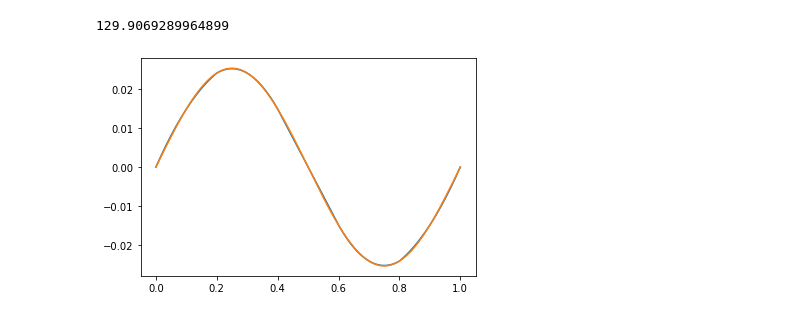
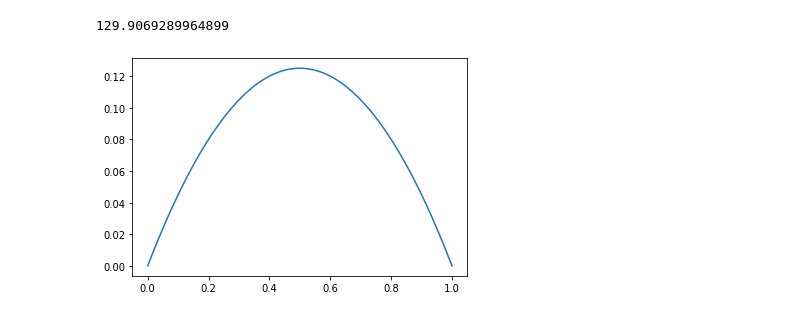
Before and after one commit to fandreuzzi-dssc/numerical-analysis, a Jupyter notebook: FEM_1d.ipynb, the cells around one changed output. Drawn from its saved outputs; the diff is of its cells as text; code cells hidden in the pictures.

```diff
--- a/FEM_1d.ipynb
+++ b/FEM_1d.ipynb
@@ -397,26 +427,25 @@ Why is it not well conditioned? Because in this case we're not looking for funct
 # %%
-StiffnessMatrix = np.einsum('qi,qj,q', Bprimeq, Bprimeq, JxWq)
+stiffness_matrix = np.einsum('qi,qj,q', Bprimeq, Bprimeq, JxWq)
 # condition number should be terrible
-np.linalg.cond(StiffnessMatrix)
+np.linalg.cond(stiffness_matrix)
 # %% [output]
 3.4969317210165816e+16
 # %% [markdown]
 In order to fix this problem we fix the matrix. We set to zero the first and last rows, and change the values of $[0,0], [-1,-1]$. Note that we're imposing a different boundary condition.
 # %%
-StiffnessMatrix[0,:] = StiffnessMatrix[-1,:] = 0
-StiffnessMatrix[0,0] = StiffnessMatrix[-1,-1] = 1
-np.linalg.cond(StiffnessMatrix)
+stiffness_matrix[0,:] = stiffness_matrix[-1,:] = 0
+stiffness_matrix[0,0] = stiffness_matrix[-1,-1] = 1
+np.linalg.cond(stiffness_matrix)
 # %% [output]
 129.9069289964899
 # %%
 def rhs_function(x):
-    return np.sin(2*np.pi*x)
+    return 0*x+1
 
-rhs = mass_rhs = np.einsum('qi,q,q', Bq, rhs_function(Xq), JxWq)
+rhs = np.einsum('qi,q,q', Bq, rhs_function(Xq), JxWq)
 rhs[0] = rhs[-1] = 0
 # %%
-u = np.linalg.solve(StiffnessMatrix, rhs)
+u = np.linalg.solve(stiffness_matrix, rhs)
 plt.plot(X2, B2.dot(u));
-plt.plot(X2, rhs_function(X2) / (4*np.pi**2));
 # %% [output]
-[figure, old version]
+[figure, new version]
```
Also changed, not shown: parts of 25 cells of this notebook.
